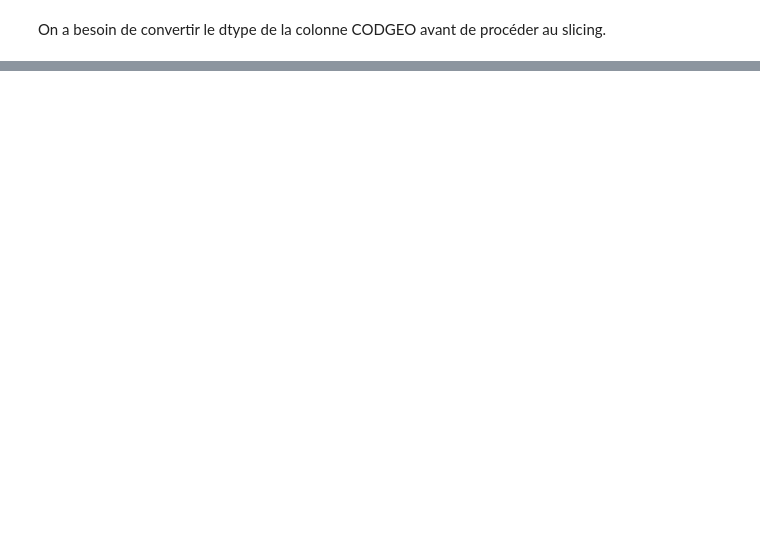
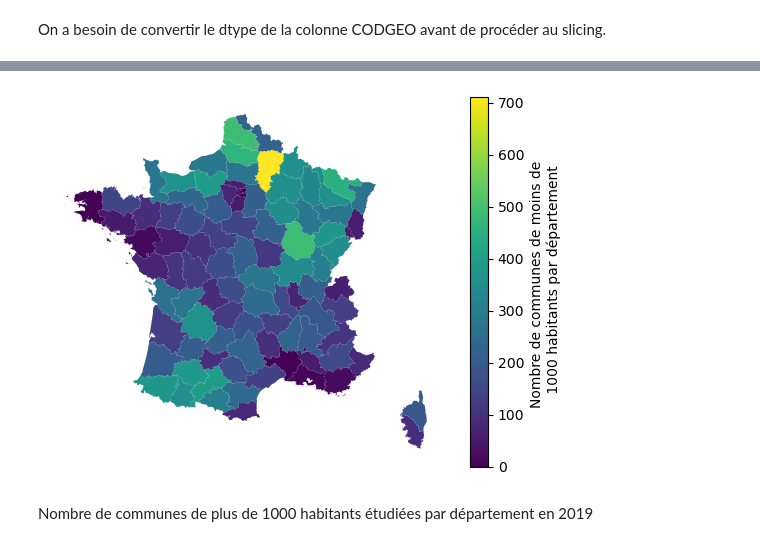
Before and after one commit to HenrideT/Projet_Python, a Jupyter notebook: statistiques_descriptives.ipynb, the cells around one changed output, grey strips where cells are left out. Cells and saved outputs as stored; diff of their text form; code cells hidden in the pictures; blank space fills up the shorter version.

```diff
--- a/statistiques_descriptives.ipynb
+++ b/statistiques_descriptives.ipynb
@@ -89,0 +196,9 @@ Name: depart, Length: 35000, dtype: object
+# %%
+nb_communes = []
+for x in departements:
+    nb_communes.append(data["P19_POP"][(data["depart"]==x) & (data["1000_hab_19"] == False) ].count())
+NB_C = pd.DataFrame({"INSEE_DEP":departements ,
+                   'NB_COMMUNES':nb_communes })
+dep_nbcomm = gpd.GeoDataFrame(pd.merge(dep, NB_C, on = "INSEE_DEP"))
+
+pd.DataFrame(dep_nbcomm)[["NOM","NB_COMMUNES"]]
@@ -89,0 +219,7 @@ Name: depart, Length: 35000, dtype: object
+# %%
+ax = dep_nbcomm.plot(column = 'NB_COMMUNES', legend = True, legend_kwds={'label': "Nombre de communes de moins de \n 1000 habitants par département"})
+ax.set_axis_off()
+# %% [output]
+[figure, added]
+# %% [markdown]
+Nombre de communes de plus de 1000 habitants étudiées par département en 2019
```
Also changed, not shown: parts of 27 cells of this notebook.
